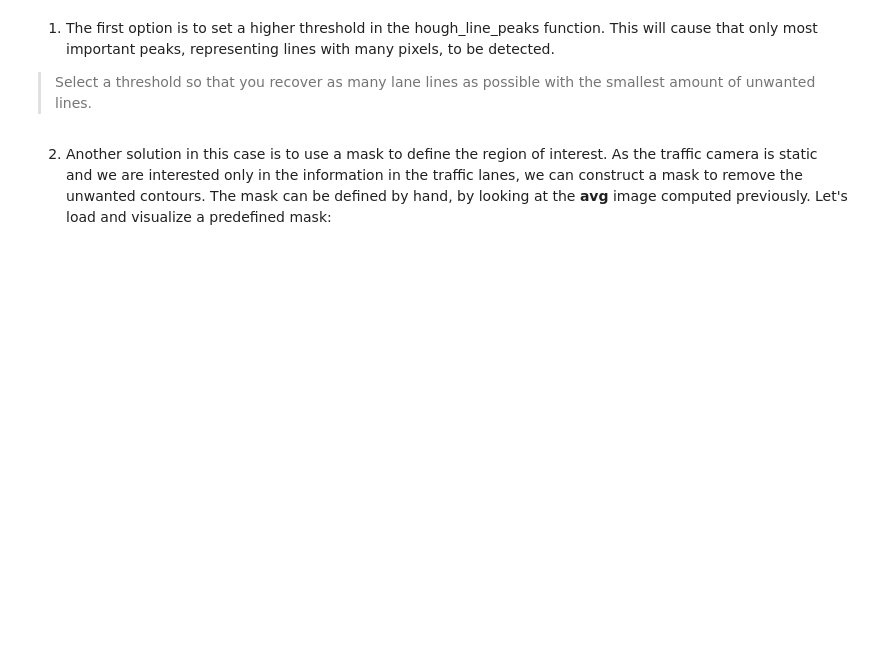
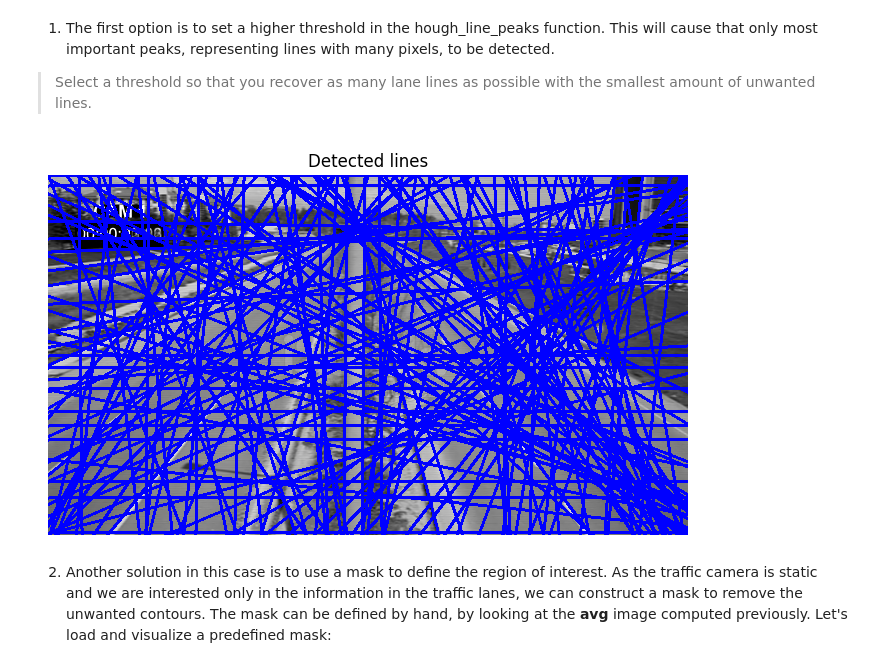
Before and after one commit to enricrp8/cvdl-labs, a Jupyter notebook: Lab1/CVDL_Lines_1-v3.ipynb, the cells around one changed output. Cells and saved outputs as stored; diff of their text form; code cells hidden in the pictures; blank space fills up the shorter version.

```diff
--- a/Lab1/CVDL_Lines_1-v3.ipynb
+++ b/Lab1/CVDL_Lines_1-v3.ipynb
@@ -294,29 +345,31 @@ In the results image, we can see that many unwanted  lines are detected. This ha
 # %%
 # Definition of the angles to test. We compute the HT in steps of 1º
 tested_angles = np.linspace(-np.pi/2,np.pi/2,180)
 
 h, theta_vect, d = hough_line(edges, theta=tested_angles)
 
 # Set the threshold to discard lines with few points. The threshold
 # is the number of contour points of each line
-thr = # TODO 5
+thr = 0.6 # TODO 5
 
 # Display the lines found:
 out = avg.copy() # Create a version of the average image to display the lines
 for _, theta, rho in zip(*hough_line_peaks(h, theta_vect, d, threshold=thr)):
     a  = np.cos(theta)
     b  = np.sin(theta)
     x0 = a*rho
     y0 = b*rho
     # Create two points of the line outside the image so that the line
     # traverses all the image
     x1 = int(x0 + 1000*(-b))
     y1 = int(y0 + 1000*(a))
     x2 = int(x0 - 1000*(-b))
     y2 = int(y0 - 1000*(a))
     cv2.line(out,(x1,y1),(x2,y2),(0,0,255),2)
 
 display_image(out, 'Detected lines', size=1)
+# %% [output]
+[figure, added]
 # %% [markdown]
 2. Another solution in this case is to use a mask to define the region of interest. As the traffic camera is static and we are interested only in the information in the traffic lanes, we can construct a mask to remove the unwanted contours. The mask can be defined by hand, by looking at the **avg** image computed previously. Let's load and visualize a predefined mask:
 # %%
```
Also changed, not shown: parts of 25 cells of this notebook, 16 other files.
